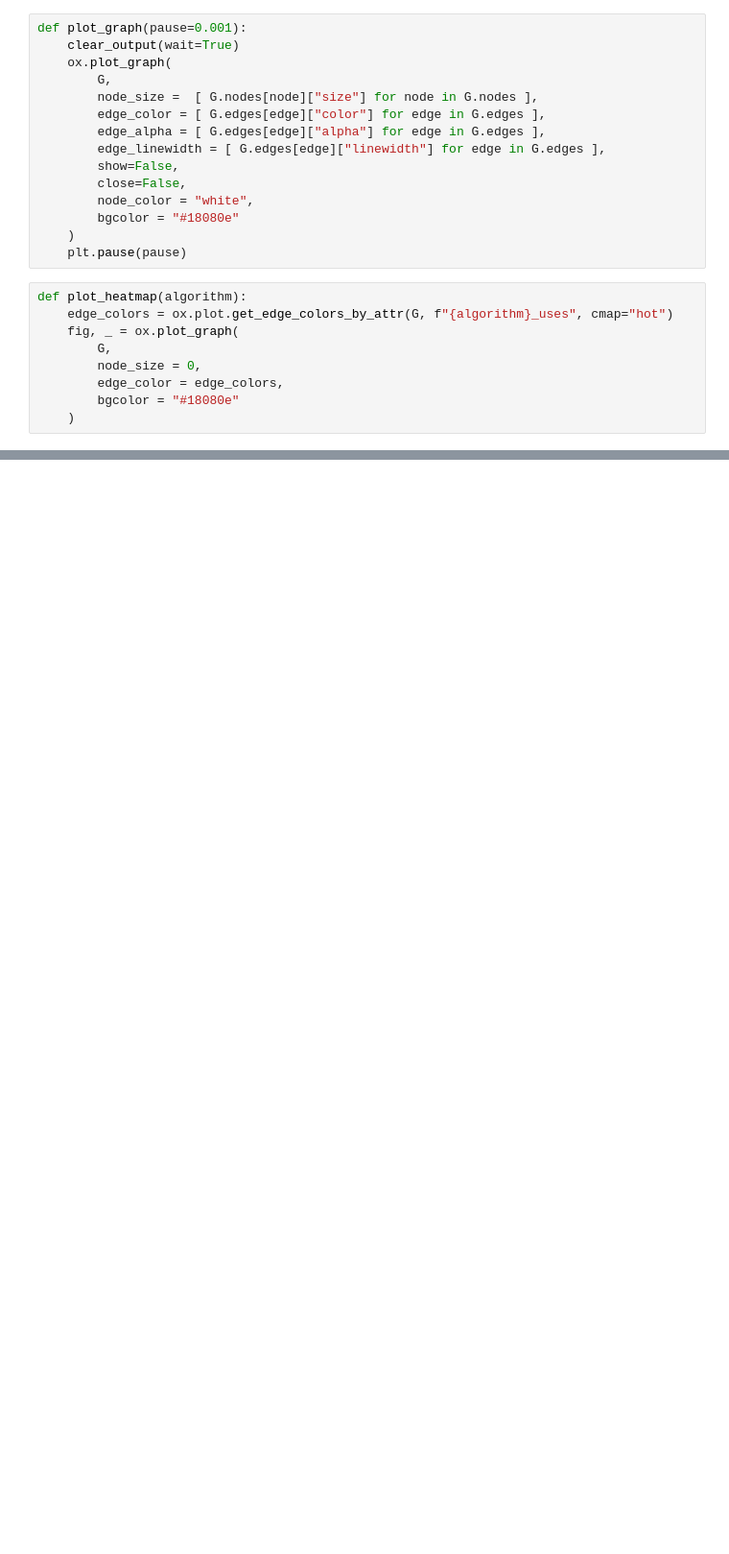
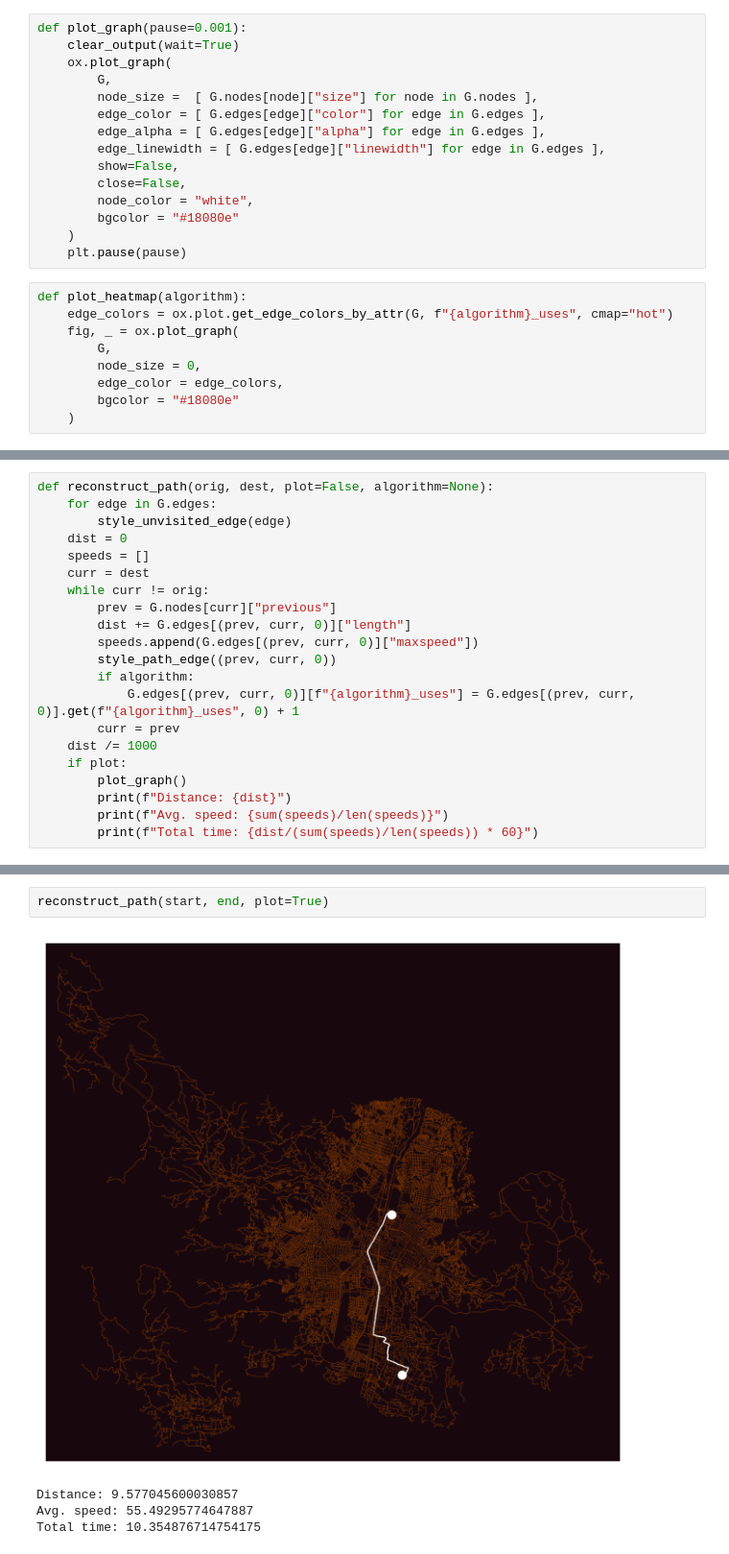
Before and after one commit to danielmmnez/analisis-algoritmos, a Jupyter notebook: Entrega_2/grafos_examen2.ipynb, the cells around one changed output, grey strips where cells are left out. Shown at 96% size. Drawn from its saved outputs; the diff is of its cells as text; blank space fills up the shorter version.

```diff
--- a/Entrega_2/grafos_examen2.ipynb
+++ b/Entrega_2/grafos_examen2.ipynb
@@ -107,0 +153,21 @@ def dijkstra(orig, dest, plot=False, animate=False, animate_every=3, animate_pau
+# %%
+def reconstruct_path(orig, dest, plot=False, algorithm=None):
+    for edge in G.edges:
+        style_unvisited_edge(edge)
+    dist = 0
+    speeds = []
+    curr = dest
+    while curr != orig:
+        prev = G.nodes[curr]["previous"]
+        dist += G.edges[(prev, curr, 0)]["length"]
+        speeds.append(G.edges[(prev, curr, 0)]["maxspeed"])
+        style_path_edge((prev, curr, 0))
+        if algorithm:
+            G.edges[(prev, curr, 0)][f"{algorithm}_uses"] = G.edges[(prev, curr, 0)].get(f"{algorithm}_uses", 0) + 1
+        curr = prev
+    dist /= 1000
+    if plot:
+        plot_graph()
+        print(f"Distance: {dist}")
+        print(f"Avg. speed: {sum(speeds)/len(speeds)}")
+        print(f"Total time: {dist/(sum(speeds)/len(speeds)) * 60}")
@@ -107,0 +182,7 @@ def dijkstra(orig, dest, plot=False, animate=False, animate_every=3, animate_pau
+# %%
+reconstruct_path(start, end, plot=True)
+# %% [output]
+[figure, added]
+Distance: 9.577045600030857
+Avg. speed: 55.49295774647887
+Total time: 10.354876714754175
```
Also changed, not shown: parts of 6 cells of this notebook.
